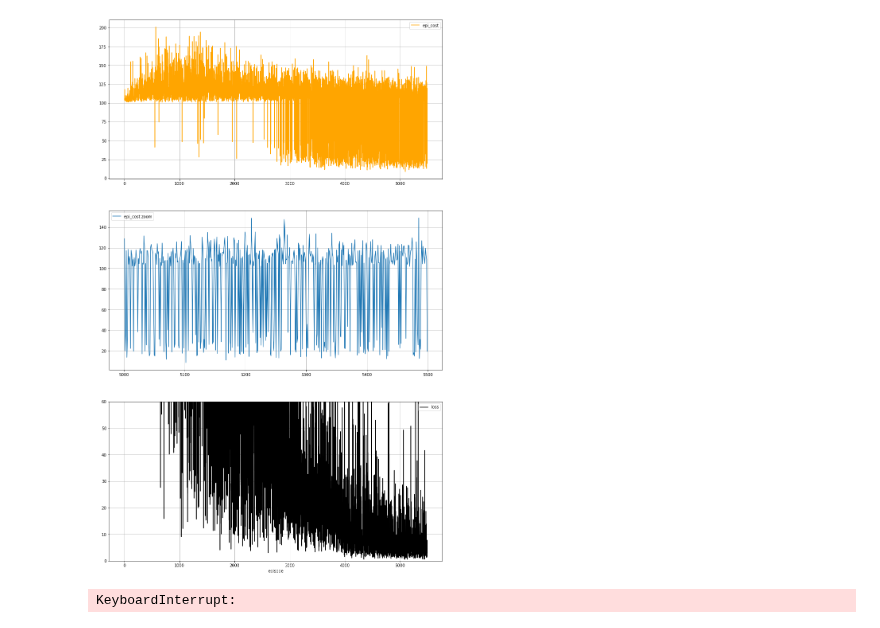
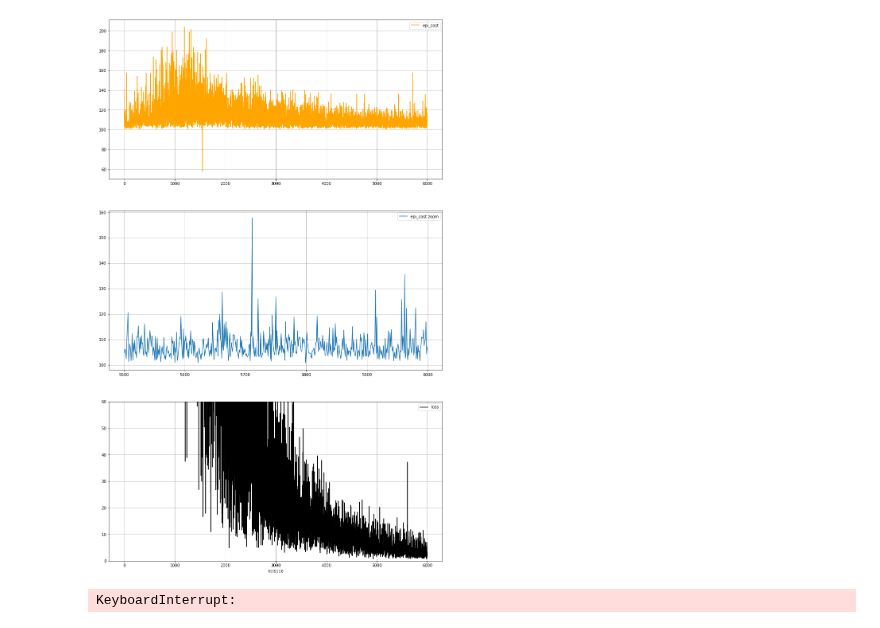
Before and after one commit to machines-in-motion/deepq_stepper, a Jupyter notebook: python/py_deepq_stepper/3d_dq_stepper.ipynb, the cells around one changed output. Drawn from its saved outputs; the diff is of its cells as text; code cells hidden in the pictures.

```diff
--- a/python/py_deepq_stepper/3d_dq_stepper.ipynb
+++ b/python/py_deepq_stepper/3d_dq_stepper.ipynb
@@ -94,7 +94,7 @@ class DQStepper:
         self.no_actions = no_actions
 
         # This is the template of x_in that goes into the dq stepper
-        self.max_step_height = 0.04
+        self.max_step_height = 0.00
         self.max_no = 5 #number of actions with non zero step in z
         self.x_in = np.zeros((self.no_actions[0]*self.no_actions[1], 11))
         self.x_in[:,8] = np.tile(np.arange(self.no_actions[0]), self.no_actions[1])
@@ -199,16 +199,18 @@ class DQStepper:
         return q_values, [action_x, action_y, action_z]
 # %%
 e = 1
-no_epi = 10000
+no_epi = 12000
 no_steps = 10 ## number of steps simulated per episode (pendulum steps)
 step_time = 0.1 ## time after which step is taken
-env = InvertedPendulumEnv(0.28, 0.13, 0.24, [0.5, 3, 1.5], [11,9])
+ht = 0.2
+# env = InvertedPendulumEnv(ht, 0.13, 0.24, [0.5, 3, 1.5], [11,9]) #params for bolt
+env = InvertedPendulumEnv(ht, 0.0, 0.24, [0.5, 3, 1.5], [11,7]) #params for solo
 no_actions = [len(env.action_space_x), len(env.action_space_y)]
 print(no_actions)
 buffer_size = 12000
 buffer = Buffer(buffer_size)
 
-name = "dqs_3"
+name = "dqs_1"
 dqs = DQStepper(lr=1e-4, gamma=0.98, use_tarnet= True, no_actions= no_actions)
 batch_size = 16
 epsillon = 0.2
@@ -217,33 +219,33 @@ history = {'loss':[], 'epi_cost':[]}
 while e < no_epi:
     v_init = [2*(np.random.rand() - 0.5), (np.random.rand() - 0.5)]
     v_des = [0.25*np.random.randint(-4, 5), 0.25*np.random.randint(-2, 3)]
-    state = env.reset_env([0.0, 0.0, 0.28, v_init[0], v_init[1]], v_des, no_steps*step_time)
+    state = env.reset_env([0.0, 0.0, ht, v_init[0], v_init[1]], v_des, no_steps*step_time)
     if e % 500 == 0 and e > 10:
         torch.save(dqs.dq_stepper.state_dict(), "../../models/" + name)
         dqs.live_plot(history, e)
         #reducing epsillon
         if e%1000 == 0 and e > 5000:
             epsillon = epsillon/2
 
     if buffer.size() == buffer_size:
         history['epi_cost'].append(epi_cost)
         history['loss'].append(loss)
         e += 1
 
     epi_cost = 0
 
     for n in range(no_steps):
         action = dqs.predict_eps_greedy(state, epsillon)
         next_state, cost, done = env.step_env(action, step_time)
         buffer.store(state, action, cost, next_state, done)
         state = next_state
 
         if buffer.size() == buffer_size:
             ## optimizing DQN
             loss = dqs.optimize(buffer.sample(batch_size))
             epi_cost += cost
         if done:
             break
 # %% [output]
-[figure, old version]
+[figure, new version]
 KeyboardInterrupt:
```
Also changed, not shown: 3 other files.
